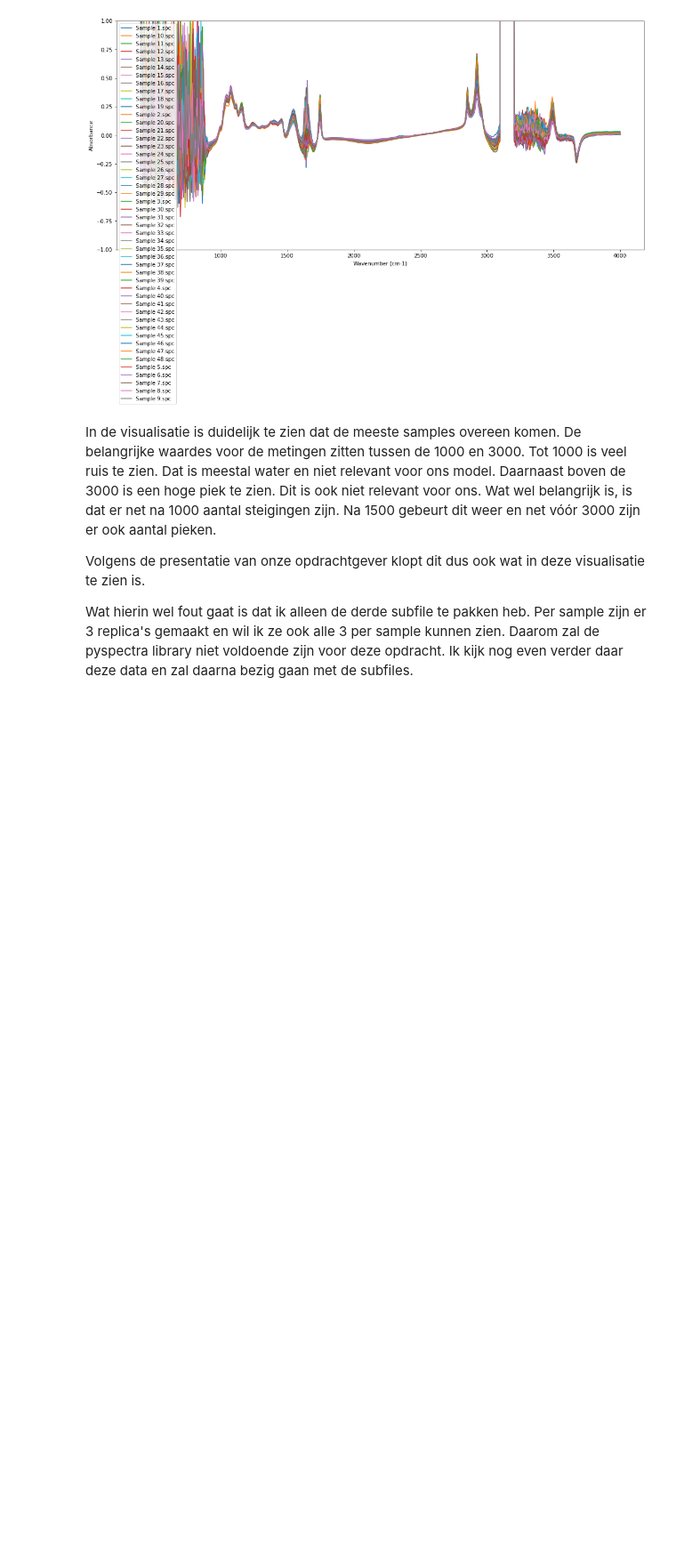
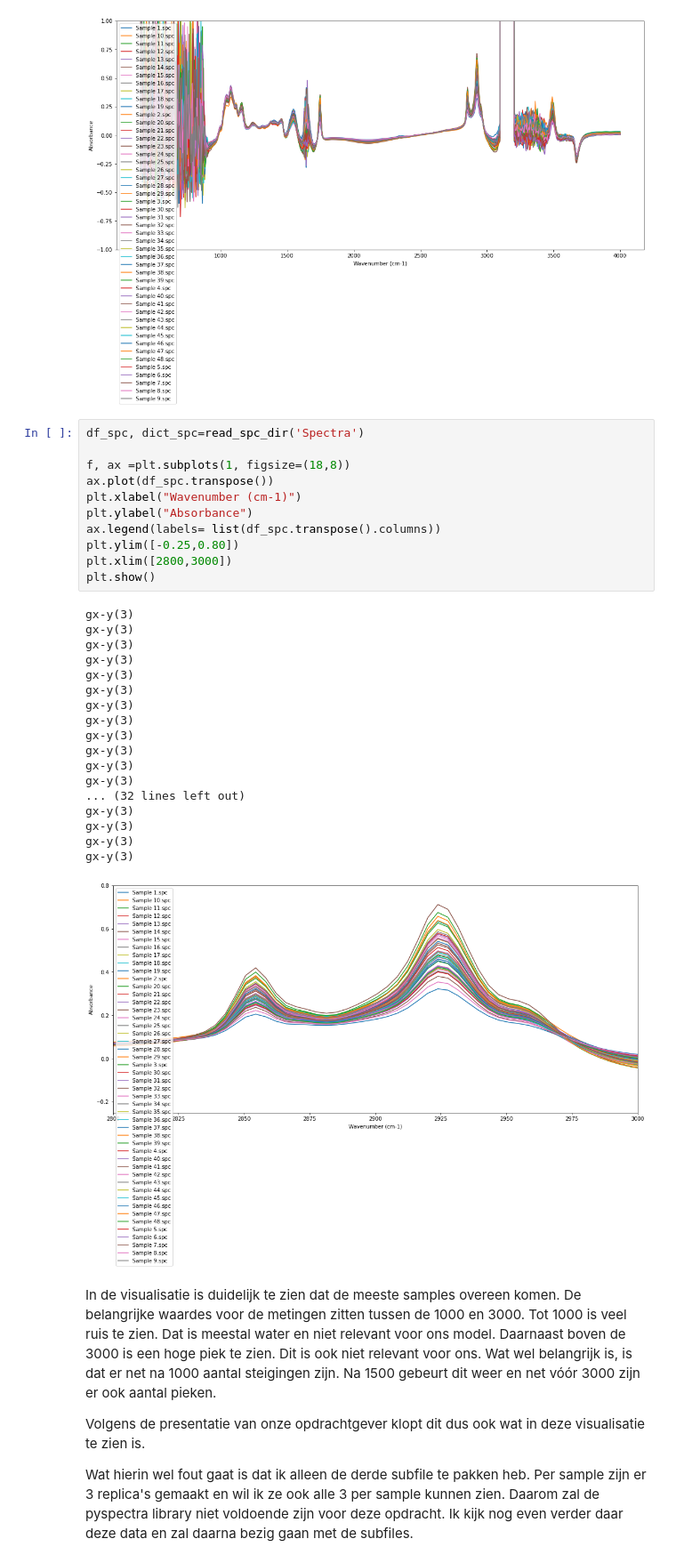
Before and after one commit to asscherhofstede/Koemelk-analyse, a Jupyter notebook: koemelk_uitwerking.ipynb, the cells around one changed output. Shown: that part at 89% size. Drawn from its saved outputs; the diff is of its cells as text; blank space fills up the shorter version.

```diff
--- a/koemelk_uitwerking.ipynb
+++ b/koemelk_uitwerking.ipynb
@@ -86,6 +86,36 @@ gx-y(3)
 gx-y(3)
 gx-y(3)
 [figure]
+# %%
+df_spc, dict_spc=read_spc_dir('Spectra')
+
+f, ax =plt.subplots(1, figsize=(18,8))
+ax.plot(df_spc.transpose())
+plt.xlabel("Wavenumber (cm-1)")
+plt.ylabel("Absorbance")
+ax.legend(labels= list(df_spc.transpose().columns))
+plt.ylim([-0.25,0.80])
+plt.xlim([2800,3000])
+plt.show()
+# %% [output]
+gx-y(3)
+gx-y(3)
+gx-y(3)
+gx-y(3)
+gx-y(3)
+gx-y(3)
+gx-y(3)
+gx-y(3)
+gx-y(3)
+gx-y(3)
+gx-y(3)
+gx-y(3)
+... (32 lines left out)
+gx-y(3)
+gx-y(3)
+gx-y(3)
+gx-y(3)
+[figure, added]
 # %% [markdown]
 In de visualisatie is duidelijk te zien dat de meeste samples overeen komen. De belangrijke waardes voor de metingen zitten tussen de 1000 en 3000. Tot 1000 is veel ruis te zien. Dat is meestal water en niet relevant voor ons model. Daarnaast boven de 3000 is een hoge piek te zien. Dit is ook niet relevant voor ons. Wat wel belangrijk is, is dat er net na 1000 aantal steigingen zijn. Na 1500 gebeurt dit weer en net vóór 3000 zijn er ook aantal pieken.
 
```
Also changed, not shown: parts of 30 cells of this notebook.
